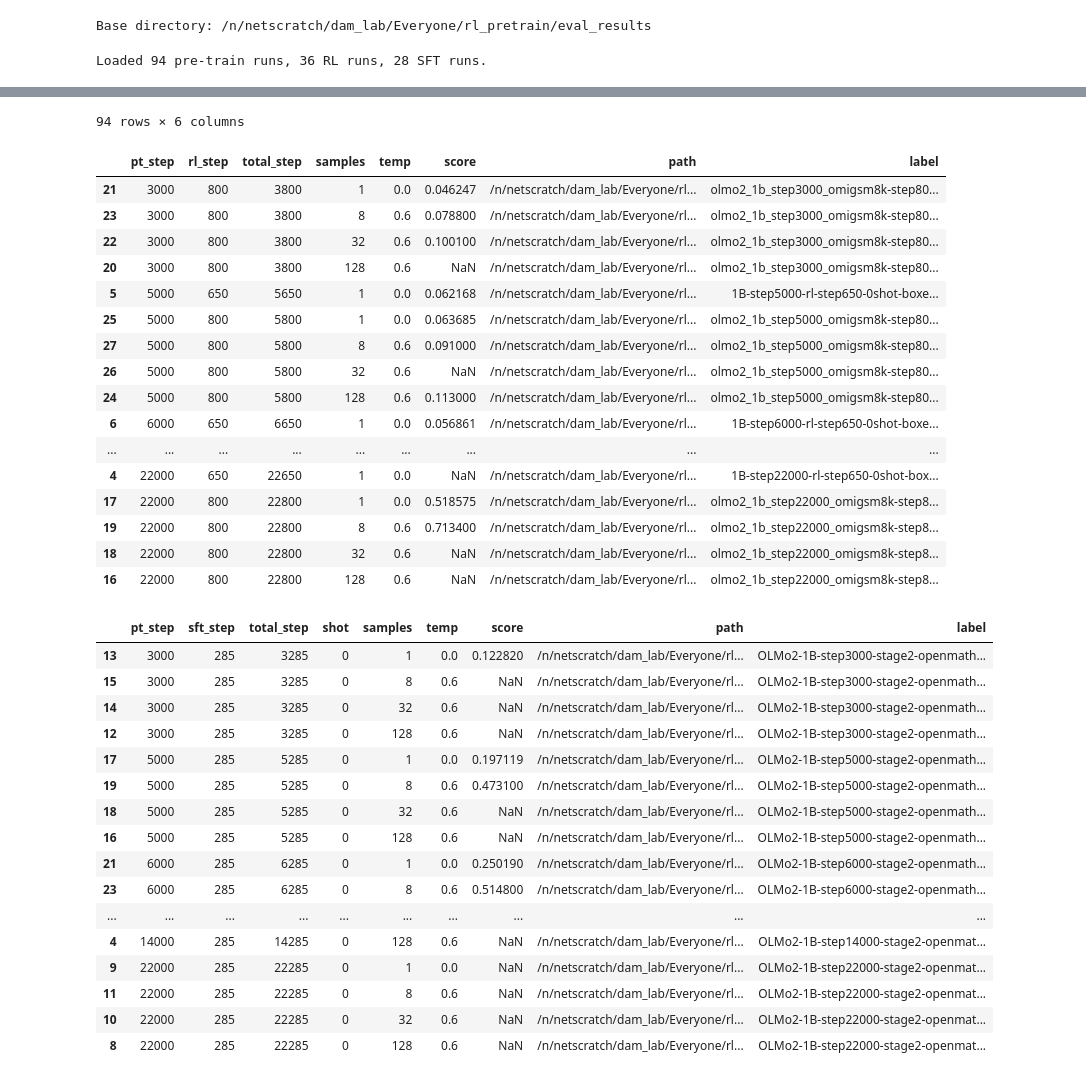
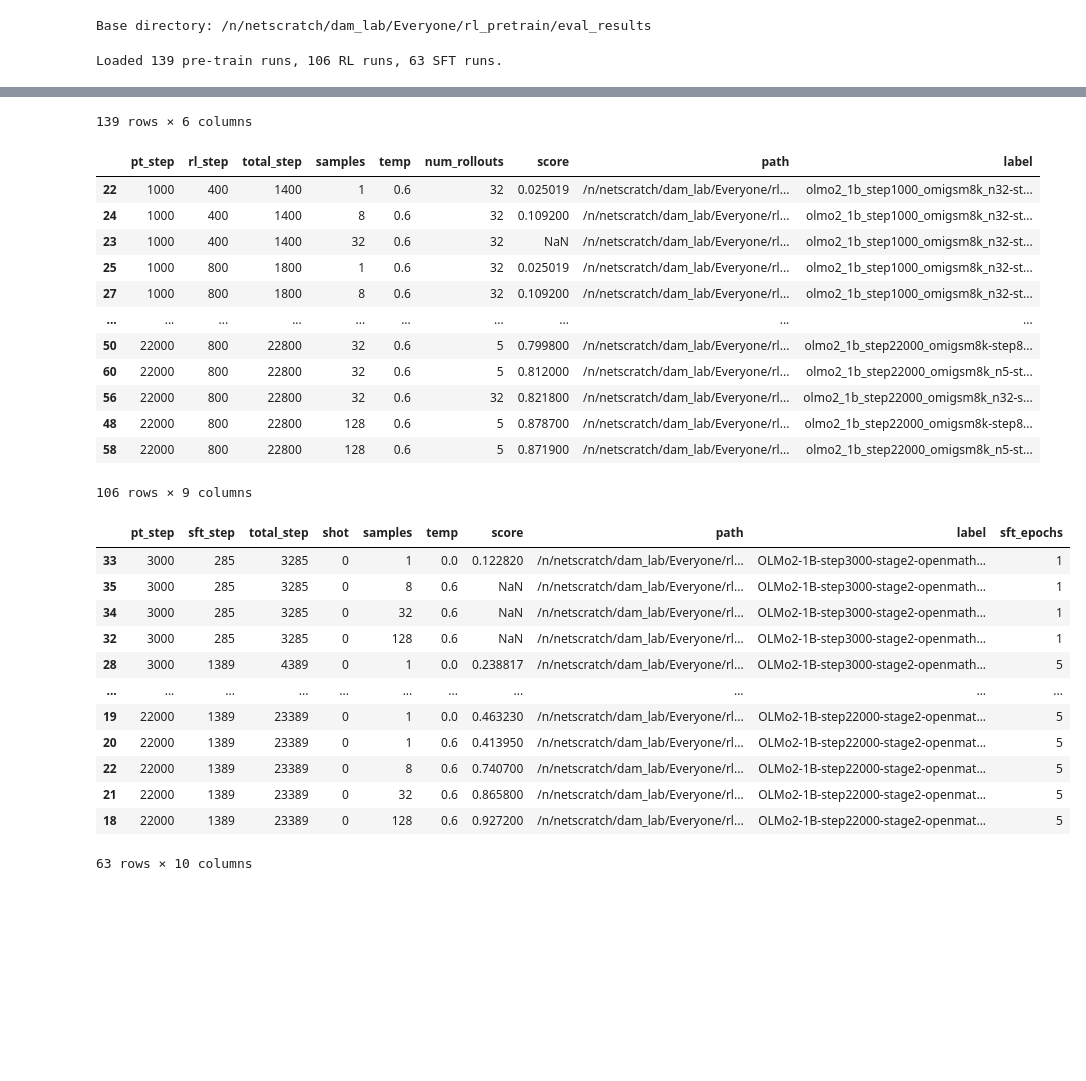
Before and after one commit to RachitBansal/verl, a Jupyter notebook: plot_eval_results.ipynb, the cells around one changed output, grey strips where cells are left out. Saved outputs shown, nothing was run; the diff lists cells and outputs as text; code cells hidden in the pictures; blank space fills up the shorter version.

```diff
--- a/plot_eval_results.ipynb
+++ b/plot_eval_results.ipynb
@@ -71,6 +71,7 @@ rl_rows = []
 rl_patterns = [
     re.compile(r"1B-step(?P<pt_step>\d+)-rl-step(?P<rl_step>\d+)-0shot-boxed-(?P<samples>\d+)samples-temp(?P<temp>[\d.]+)$"),
     re.compile(r"olmo2_1b_step(?P<pt_step>\d+)_omigsm8k-step(?P<rl_step>\d+)-rl-0shot-boxed-(?P<samples>\d+)samples-temp(?P<temp>[\d.]+)$"),
+    re.compile(r"olmo2_1b_step(?P<pt_step>\d+)_omigsm8k_n(?P<num_rollouts>\d+)-step(?P<rl_step>\d+)-rl-0shot-boxed-(?P<samples>\d+)samples-temp(?P<temp>[\d.]+)$"),
 ]
 
 # Collect SFT runs
@@ -79,6 +80,7 @@ rl_patterns = [
 sft_rows = []
 sft_patterns = [
     re.compile(r"OLMo2-1B-step(?P<pt_step>\d+)-stage2-openmathgsm8k-step(?P<sft_step>\d+)-hf-(?P<shot>\d+)shot-boxed-(?P<samples>\d+)samples-temp(?P<temp>[\d.]+)$", re.IGNORECASE),
+    re.compile(r"OLMo2-1B-step(?P<pt_step>\d+)-stage2-openmathgsm8k-5epoch-step(?P<sft_step>\d+)-hf-(?P<shot>\d+)shot-boxed-(?P<samples>\d+)samples-temp(?P<temp>[\d.]+)$", re.IGNORECASE),
 ]
 
 for path in BASE_DIR.iterdir():
@@ -114,6 +116,7 @@ for path in BASE_DIR.iterdir():
             score = read_score(path / result_file, samples=samples)
             pt_step = int(rl_match.group("pt_step"))
             rl_step = int(rl_match.group("rl_step"))
+            num_rollouts = int(rl_match.group("num_rollouts")) if "num_rollouts" in rl_match.groupdict() else 5
             rl_rows.append(
                 {
                     "pt_step": pt_step,
@@ -121,6 +124,7 @@ for path in BASE_DIR.iterdir():
                     "total_step": pt_step + rl_step,
                     "samples": samples,
                     "temp": float(rl_match.group("temp")),
+                    "num_rollouts": num_rollouts,
                     "score": score,
                     "path": str(path),
                     "label": name,
@@ -141,6 +145,10 @@ for path in BASE_DIR.iterdir():
             score = read_score(path / result_file, samples=samples)
             pt_step = int(sft_match.group("pt_step"))
             sft_step = int(sft_match.group("sft_step"))
+            if "5epoch" in name:
+                epochs = 5
+            else:
+                epochs = 1
             sft_rows.append(
                 {
                     "pt_step": pt_step,
@@ -152,6 +160,7 @@ for path in BASE_DIR.iterdir():
                     "score": score,
                     "path": str(path),
                     "label": name,
+                    "sft_epochs": epochs,
                 }
             )
             break
@@ -162,11 +171,11 @@ sft_df = pd.DataFrame(sft_rows)
 
 print(f"Loaded {len(pre_df)} pre-train runs, {len(rl_df)} RL runs, {len(sft_df)} SFT runs.")
 # %% [output]
-Loaded 94 pre-train runs, 36 RL runs, 28 SFT runs.
+Loaded 139 pre-train runs, 106 RL runs, 63 SFT runs.
 # %%
 display(pre_df.sort_values(["step", "shot", "samples", "temp"]))
 print()
-display(rl_df.sort_values(["pt_step", "rl_step", "samples", "temp"]))
+display(rl_df.sort_values(["pt_step", "rl_step", "samples", "temp", "num_rollouts"]))
 print()
 display(sft_df.sort_values(["pt_step", "sft_step", "samples", "temp"]))
 # %% [output]
@@ -185,37 +194,29 @@ display(sft_df.sort_values(["pt_step", "sft_step", "samples", "temp"]))
-94 rows × 6 columns
+139 rows × 6 columns
-|  | pt_step | rl_step | total_step | samples | temp | score | path | label |
-| 21 | 3000 | 800 | 3800 | 1 | 0.0 | 0.046247 | /n/netscratch/dam_lab/Everyone/rl... | olmo2_1b_step3000_omigsm8k-step80... |
-| 23 | 3000 | 800 | 3800 | 8 | 0.6 | 0.078800 | /n/netscratch/dam_lab/Everyone/rl... | olmo2_1b_step3000_omigsm8k-step80... |
-| 22 | 3000 | 800 | 3800 | 32 | 0.6 | 0.100100 | /n/netscratch/dam_lab/Everyone/rl... | olmo2_1b_step3000_omigsm8k-step80... |
-| 20 | 3000 | 800 | 3800 | 128 | 0.6 | NaN | /n/netscratch/dam_lab/Everyone/rl... | olmo2_1b_step3000_omigsm8k-step80... |
-| 5 | 5000 | 650 | 5650 | 1 | 0.0 | 0.062168 | /n/netscratch/dam_lab/Everyone/rl... | 1B-step5000-rl-step650-0shot-boxe... |
-| 25 | 5000 | 800 | 5800 | 1 | 0.0 | 0.063685 | /n/netscratch/dam_lab/Everyone/rl... | olmo2_1b_step5000_omigsm8k-step80... |
-| 27 | 5000 | 800 | 5800 | 8 | 0.6 | 0.091000 | /n/netscratch/dam_lab/Everyone/rl... | olmo2_1b_step5000_omigsm8k-step80... |
-| 26 | 5000 | 800 | 5800 | 32 | 0.6 | NaN | /n/netscratch/dam_lab/Everyone/rl... | olmo2_1b_step5000_omigsm8k-step80... |
-| 24 | 5000 | 800 | 5800 | 128 | 0.6 | 0.113000 | /n/netscratch/dam_lab/Everyone/rl... | olmo2_1b_step5000_omigsm8k-step80... |
-| 6 | 6000 | 650 | 6650 | 1 | 0.0 | 0.056861 | /n/netscratch/dam_lab/Everyone/rl... | 1B-step6000-rl-step650-0shot-boxe... |
-| ... | ... | ... | ... | ... | ... | ... | ... | ... |
-| 4 | 22000 | 650 | 22650 | 1 | 0.0 | NaN | /n/netscratch/dam_lab/Everyone/rl... | 1B-step22000-rl-step650-0shot-box... |
-| 17 | 22000 | 800 | 22800 | 1 | 0.0 | 0.518575 | /n/netscratch/dam_lab/Everyone/rl... | olmo2_1b_step22000_omigsm8k-step8... |
-| 19 | 22000 | 800 | 22800 | 8 | 0.6 | 0.713400 | /n/netscratch/dam_lab/Everyone/rl... | olmo2_1b_step22000_omigsm8k-step8... |
-| 18 | 22000 | 800 | 22800 | 32 | 0.6 | NaN | /n/netscratch/dam_lab/Everyone/rl... | olmo2_1b_step22000_omigsm8k-step8... |
-| 16 | 22000 | 800 | 22800 | 128 | 0.6 | NaN | /n/netscratch/dam_lab/Everyone/rl... | olmo2_1b_step22000_omigsm8k-step8... |
+|  | pt_step | rl_step | total_step | samples | temp | num_rollouts | score | path | label |
+| 22 | 1000 | 400 | 1400 | 1 | 0.6 | 32 | 0.025019 | /n/netscratch/dam_lab/Everyone/rl... | olmo2_1b_step1000_omigsm8k_n32-st... |
+| 24 | 1000 | 400 | 1400 | 8 | 0.6 | 32 | 0.109200 | /n/netscratch/dam_lab/Everyone/rl... | olmo2_1b_step1000_omigsm8k_n32-st... |
+| 23 | 1000 | 400 | 1400 | 32 | 0.6 | 32 | NaN | /n/netscratch/dam_lab/Everyone/rl... | olmo2_1b_step1000_omigsm8k_n32-st... |
+| 25 | 1000 | 800 | 1800 | 1 | 0.6 | 32 | 0.025019 | /n/netscratch/dam_lab/Everyone/rl... | olmo2_1b_step1000_omigsm8k_n32-st... |
+| 27 | 1000 | 800 | 1800 | 8 | 0.6 | 32 | 0.109200 | /n/netscratch/dam_lab/Everyone/rl... | olmo2_1b_step1000_omigsm8k_n32-st... |
+| ... | ... | ... | ... | ... | ... | ... | ... | ... | ... |
+| 50 | 22000 | 800 | 22800 | 32 | 0.6 | 5 | 0.799800 | /n/netscratch/dam_lab/Everyone/rl... | olmo2_1b_step22000_omigsm8k-step8... |
+| 60 | 22000 | 800 | 22800 | 32 | 0.6 | 5 | 0.812000 | /n/netscratch/dam_lab/Everyone/rl... | olmo2_1b_step22000_omigsm8k_n5-st... |
+| 56 | 22000 | 800 | 22800 | 32 | 0.6 | 32 | 0.821800 | /n/netscratch/dam_lab/Everyone/rl... | olmo2_1b_step22000_omigsm8k_n32-s... |
+| 48 | 22000 | 800 | 22800 | 128 | 0.6 | 5 | 0.878700 | /n/netscratch/dam_lab/Everyone/rl... | olmo2_1b_step22000_omigsm8k-step8... |
+| 58 | 22000 | 800 | 22800 | 128 | 0.6 | 5 | 0.871900 | /n/netscratch/dam_lab/Everyone/rl... | olmo2_1b_step22000_omigsm8k_n5-st... |
+106 rows × 9 columns
-|  | pt_step | sft_step | total_step | shot | samples | temp | score | path | label |
-| 13 | 3000 | 285 | 3285 | 0 | 1 | 0.0 | 0.122820 | /n/netscratch/dam_lab/Everyone/rl... | OLMo2-1B-step3000-stage2-openmath... |
-| 15 | 3000 | 285 | 3285 | 0 | 8 | 0.6 | NaN | /n/netscratch/dam_lab/Everyone/rl... | OLMo2-1B-step3000-stage2-openmath... |
-| 14 | 3000 | 285 | 3285 | 0 | 32 | 0.6 | NaN | /n/netscratch/dam_lab/Everyone/rl... | OLMo2-1B-step3000-stage2-openmath... |
-| 12 | 3000 | 285 | 3285 | 0 | 128 | 0.6 | NaN | /n/netscratch/dam_lab/Everyone/rl... | OLMo2-1B-step3000-stage2-openmath... |
-| 17 | 5000 | 285 | 5285 | 0 | 1 | 0.0 | 0.197119 | /n/netscratch/dam_lab/Everyone/rl... | OLMo2-1B-step5000-stage2-openmath... |
-| 19 | 5000 | 285 | 5285 | 0 | 8 | 0.6 | 0.473100 | /n/netscratch/dam_lab/Everyone/rl... | OLMo2-1B-step5000-stage2-openmath... |
-| 18 | 5000 | 285 | 5285 | 0 | 32 | 0.6 | NaN | /n/netscratch/dam_lab/Everyone/rl... | OLMo2-1B-step5000-stage2-openmath... |
-| 16 | 5000 | 285 | 5285 | 0 | 128 | 0.6 | NaN | /n/netscratch/dam_lab/Everyone/rl... | OLMo2-1B-step5000-stage2-openmath... |
-| 21 | 6000 | 285 | 6285 | 0 | 1 | 0.0 | 0.250190 | /n/netscratch/dam_lab/Everyone/rl... | OLMo2-1B-step6000-stage2-openmath... |
-| 23 | 6000 | 285 | 6285 | 0 | 8 | 0.6 | 0.514800 | /n/netscratch/dam_lab/Everyone/rl... | OLMo2-1B-step6000-stage2-openmath... |
-| ... | ... | ... | ... | ... | ... | ... | ... | ... | ... |
-| 4 | 14000 | 285 | 14285 | 0 | 128 | 0.6 | NaN | /n/netscratch/dam_lab/Everyone/rl... | OLMo2-1B-step14000-stage2-openmat... |
-| 9 | 22000 | 285 | 22285 | 0 | 1 | 0.0 | NaN | /n/netscratch/dam_lab/Everyone/rl... | OLMo2-1B-step22000-stage2-openmat... |
-| 11 | 22000 | 285 | 22285 | 0 | 8 | 0.6 | NaN | /n/netscratch/dam_lab/Everyone/rl... | OLMo2-1B-step22000-stage2-openmat... |
-| 10 | 22000 | 285 | 22285 | 0 | 32 | 0.6 | NaN | /n/netscratch/dam_lab/Everyone/rl... | OLMo2-1B-step22000-stage2-openmat... |
-| 8 | 22000 | 285 | 22285 | 0 | 128 | 0.6 | NaN | /n/netscratch/dam_lab/Everyone/rl... | OLMo2-1B-step22000-stage2-openmat... |
+|  | pt_step | sft_step | total_step | shot | samples | temp | score | path | label | sft_epochs |
+| 33 | 3000 | 285 | 3285 | 0 | 1 | 0.0 | 0.122820 | /n/netscratch/dam_lab/Everyone/rl... | OLMo2-1B-step3000-stage2-openmath... | 1 |
+| 35 | 3000 | 285 | 3285 | 0 | 8 | 0.6 | NaN | /n/netscratch/dam_lab/Everyone/rl... | OLMo2-1B-step3000-stage2-openmath... | 1 |
+| 34 | 3000 | 285 | 3285 | 0 | 32 | 0.6 | NaN | /n/netscratch/dam_lab/Everyone/rl... | OLMo2-1B-step3000-stage2-openmath... | 1 |
+| 32 | 3000 | 285 | 3285 | 0 | 128 | 0.6 | NaN | /n/netscratch/dam_lab/Everyone/rl... | OLMo2-1B-step3000-stage2-openmath... | 1 |
+| 28 | 3000 | 1389 | 4389 | 0 | 1 | 0.0 | 0.238817 | /n/netscratch/dam_lab/Everyone/rl... | OLMo2-1B-step3000-stage2-openmath... | 5 |
+| ... | ... | ... | ... | ... | ... | ... | ... | ... | ... | ... |
+| 19 | 22000 | 1389 | 23389 | 0 | 1 | 0.0 | 0.463230 | /n/netscratch/dam_lab/Everyone/rl... | OLMo2-1B-step22000-stage2-openmat... | 5 |
+| 20 | 22000 | 1389 | 23389 | 0 | 1 | 0.6 | 0.413950 | /n/netscratch/dam_lab/Everyone/rl... | OLMo2-1B-step22000-stage2-openmat... | 5 |
+| 22 | 22000 | 1389 | 23389 | 0 | 8 | 0.6 | 0.740700 | /n/netscratch/dam_lab/Everyone/rl... | OLMo2-1B-step22000-stage2-openmat... | 5 |
+| 21 | 22000 | 1389 | 23389 | 0 | 32 | 0.6 | 0.865800 | /n/netscratch/dam_lab/Everyone/rl... | OLMo2-1B-step22000-stage2-openmat... | 5 |
+| 18 | 22000 | 1389 | 23389 | 0 | 128 | 0.6 | 0.927200 | /n/netscratch/dam_lab/Everyone/rl... | OLMo2-1B-step22000-stage2-openmat... | 5 |
+63 rows × 10 columns
 # %%
 # Refined plotting: per-k subplots, cleaner legend markers, no RL/SFT marker at start
```
Also changed, not shown: parts of 4 cells of this notebook, 9 other files.
